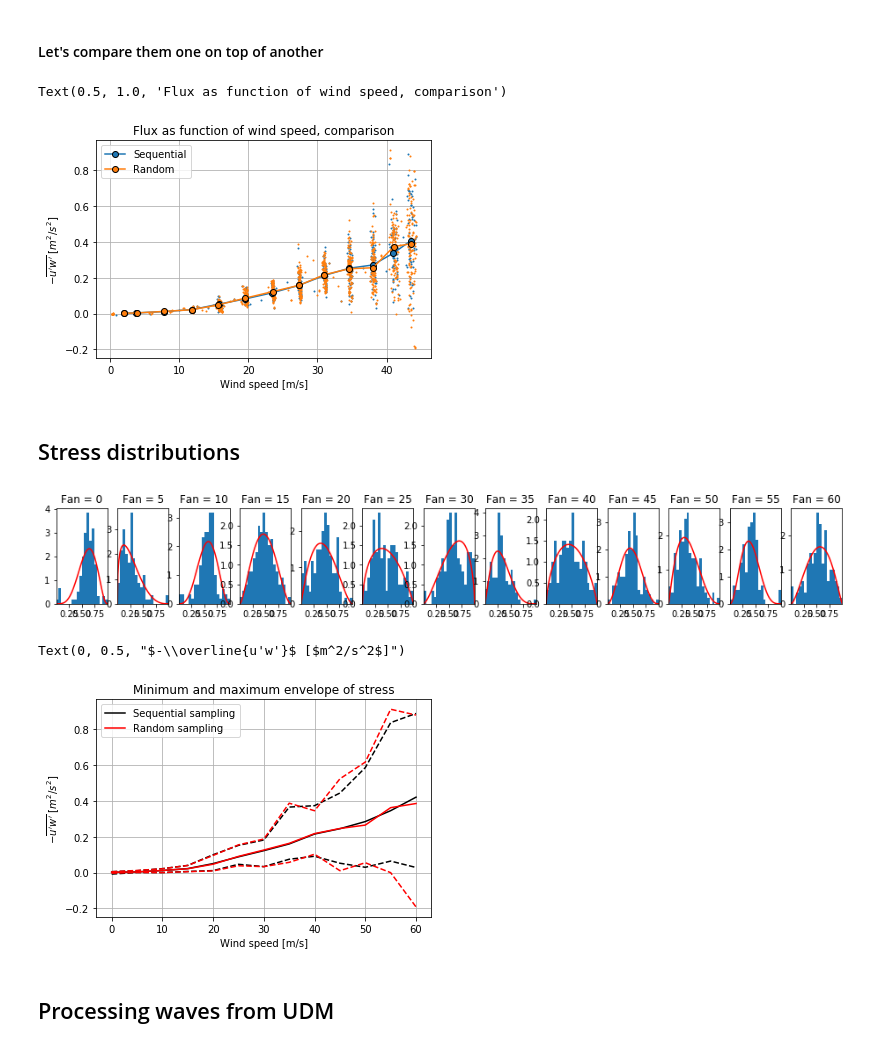
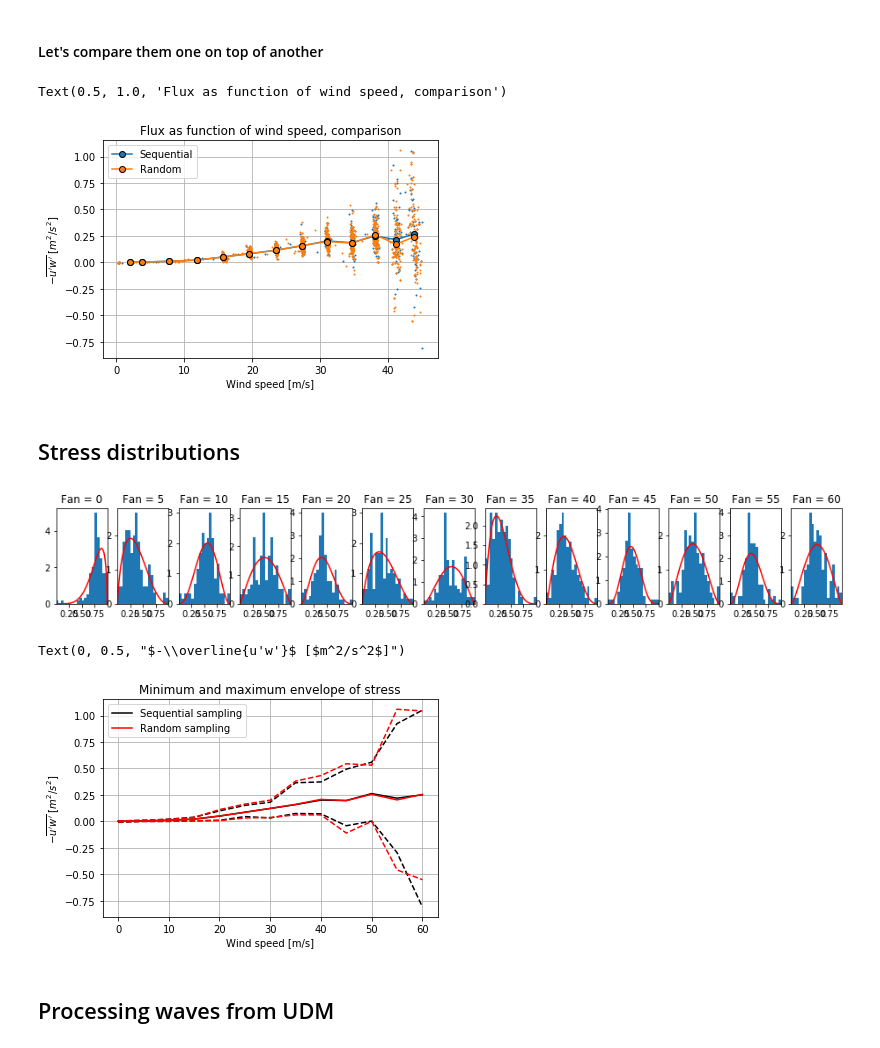
Before and after one commit to sustain-lab/sustain-drag-2020, a Jupyter notebook: processing_stress_and_waves_for_uq.ipynb, the cells around one changed output. Cells and saved outputs as stored; diff of their text form; code cells hidden in the pictures.

```diff
--- a/processing_stress_and_waves_for_uq.ipynb
+++ b/processing_stress_and_waves_for_uq.ipynb
@@ -95,7 +75,7 @@ DATAPATH = '/home/milan/Work/sustain/data/sustain-nsf-2019/20191121'
 irgason_files = glob.glob(DATAPATH + '/TOA5_SUSTAIN_Wind.FAST*.dat')
 start_time = datetime(2019, 11, 21, 16, 10)
 
-irgason_time, irg1, irg2 = read_irgason_from_toa5(irgason_files)
+irgason_time, irg1, irg2 = read_irgason_from_toa5(irgason_files, valid_flag=11)
 # %% [output]
 Reading  TOA5_SUSTAIN_Wind.FAST_635_2019_11_21_1600.dat
 Reading  TOA5_SUSTAIN_Wind.FAST_636_2019_11_21_1700.dat
@@ -149,13 +144,14 @@ def sample_stress_uniform(irgason_data, time, run_seconds, sample_seconds, sampl
     num_runs, num_samples = sampling.shape
     U = np.zeros(sampling.shape)
     uw = np.zeros(sampling.shape)
+    perc_good = np.zeros((num_runs, num_samples))
     for n in range(num_runs):
         print('Computing stress for run', n)
         for i in range(num_samples):
             t0 = start_time + timedelta(seconds=n * run_seconds + sampling[n,i])
             t1 = t0 + timedelta(seconds=sample_seconds)
-            U[n,i], uw[n,i] = eddy_covariance_flux(irgason_data, time, t0, t1)
-    return U, uw
+            U[n,i], uw[n,i], perc_good[n,i] = eddy_covariance_flux(irgason_data, time, t0, t1)
+    return U, uw, perc_good
 # %%
 # fan speed and duration and sampling interval
 fan = range(0, 65, 5)
@@ -186,7 +218,8 @@ We'll reuse the same sampling later for waves to make sure that our flux samples
 num_samples = 120
 sampling = np.random.uniform(size=(num_runs, num_samples)) * (run_seconds - sample_seconds)
 
-U, uw = sample_stress_uniform(irg1, irgason_time, run_seconds, sample_seconds, sampling)
+U1, uw1, perc_good1 = sample_stress_uniform(irg1, irgason_time, run_seconds, sample_seconds, sampling)
+U2, uw2, perc_good2 = sample_stress_uniform(irg2, irgason_time, run_seconds, sample_seconds, sampling)
 # %% [output]
 Computing stress for run 0
 Computing stress for run 1
@@ -225,10 +310,10 @@ for ax in axes:
 # %% [markdown]
 #### Let's compare them one on top of another
 # %%
-plt.plot(U_seq, uw_seq, marker='.', linestyle='', ms=2, color='tab:blue')
-plt.plot(U, uw, marker='.', linestyle='', ms=2, color='tab:orange')
-plt.plot(np.nanmean(U_seq, 1), np.nanmedian(uw_seq, 1), label='Sequential', color='tab:blue', marker='o', mec='k')
-plt.plot(np.nanmean(U, 1), np.nanmedian(uw, 1), label='Random', color='tab:orange', marker='o', mec='k')
+plt.plot(U1_seq, uw1_seq, marker='.', linestyle='', ms=2, color='tab:blue')
+plt.plot(U1, uw1, marker='.', linestyle='', ms=2, color='tab:orange')
+plt.plot(np.nanmean(U1_seq, 1), np.nanmedian(uw1_seq, 1), label='Sequential', color='tab:blue', marker='o', mec='k')
+plt.plot(np.nanmean(U1, 1), np.nanmedian(uw1, 1), label='Random', color='tab:orange', marker='o', mec='k')
 plt.legend()
 plt.grid()
 plt.xlabel('Wind speed [m/s]')
@@ -236,7 +321,7 @@ plt.ylabel(r"$-\overline{u'w'}$ [$m^2/s^2$]")
 plt.title('Flux as function of wind speed, comparison')
 # %% [output]
 Text(0.5, 1.0, 'Flux as function of wind speed, comparison')
-[figure, old version]
+[figure, new version]
 # %%
 def normalize(x):
     """Normalize array x to (0, 1) (exclusive) range."""
@@ -282,26 +367,26 @@ def dist_ks(x, alpha, beta):
 # %% [markdown]
 ## Stress distributions
 # %%
-aa, bb = beta_pdf(uw, 'moments')
+aa, bb = beta_pdf(uw1, 'moments')
 
 fig = plt.figure(figsize=(16, 2))
 for n in range(len(fan)):
     ax = plt.subplot2grid((1, len(fan)), (0, n))
-    data = normalize(uw[n,:][~np.isnan(uw[n,:])])
+    data = normalize(uw1[n,:][~np.isnan(uw1[n,:])])
     plt.hist(data, 20, density=True)
     x = np.linspace(0, 1, 100)
     plt.plot(x, beta.pdf(x, aa[n], bb[n]), 'r-')
     plt.xlim(np.min(data), np.max(data))
     plt.title('Fan = ' + str(fan[n]))
 # %% [output]
-[figure, old version]
+[figure, new version]
 # %%
-plt.plot(fan, np.min(uw_seq, axis=1), 'k--')
-plt.plot(fan, np.max(uw_seq, axis=1), 'k--')
-plt.plot(fan, np.mean(uw_seq, axis=1), 'k-', label='Sequential sampling')
-plt.plot(fan, np.min(uw, axis=1), 'r--')
-plt.plot(fan, np.max(uw, axis=1), 'r--')
-plt.plot(fan, np.mean(uw, axis=1), 'r-', label='Random sampling')
+plt.plot(fan, np.min(uw1_seq, axis=1), 'k--')
+plt.plot(fan, np.max(uw1_seq, axis=1), 'k--')
+plt.plot(fan, np.mean(uw1_seq, axis=1), 'k-', label='Sequential sampling')
+plt.plot(fan, np.min(uw1, axis=1), 'r--')
+plt.plot(fan, np.max(uw1, axis=1), 'r--')
+plt.plot(fan, np.mean(uw1, axis=1), 'r-', label='Random sampling')
 plt.legend()
 plt.grid()
 plt.title('Minimum and maximum envelope of stress')
@@ -309,7 +394,7 @@ plt.xlabel('Wind speed [m/s]')
 plt.ylabel(r"$-\overline{u'w'}$ [$m^2/s^2$]")
 # %% [output]
 Text(0, 0.5, "$-\\overline{u'w'}$ [$m^2/s^2$]")
-[figure, old version]
+[figure, new version]
 # %% [markdown]
 ## Processing waves from UDM
 # %%
```
Also changed, not shown: parts of 38 cells of this notebook.
